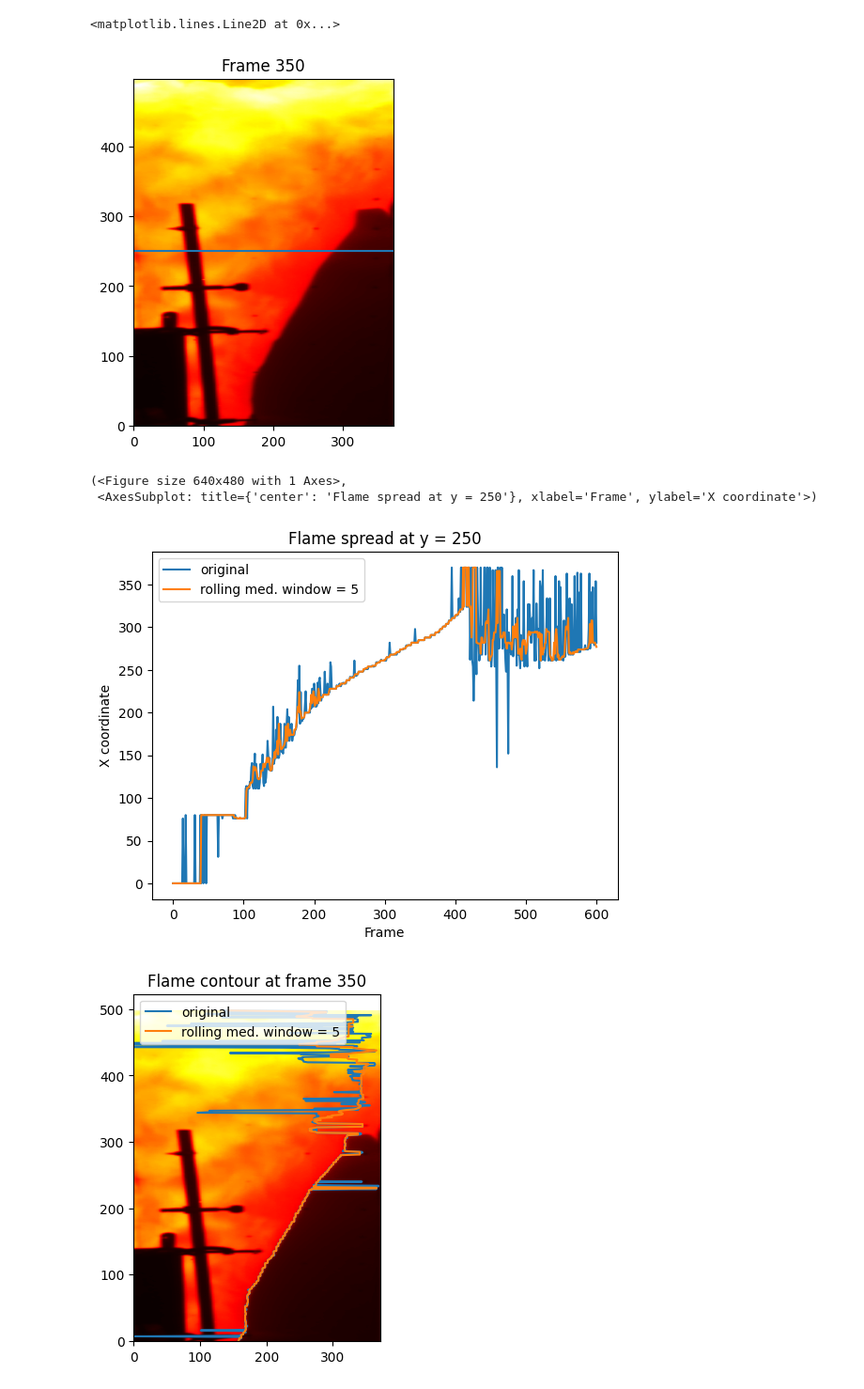
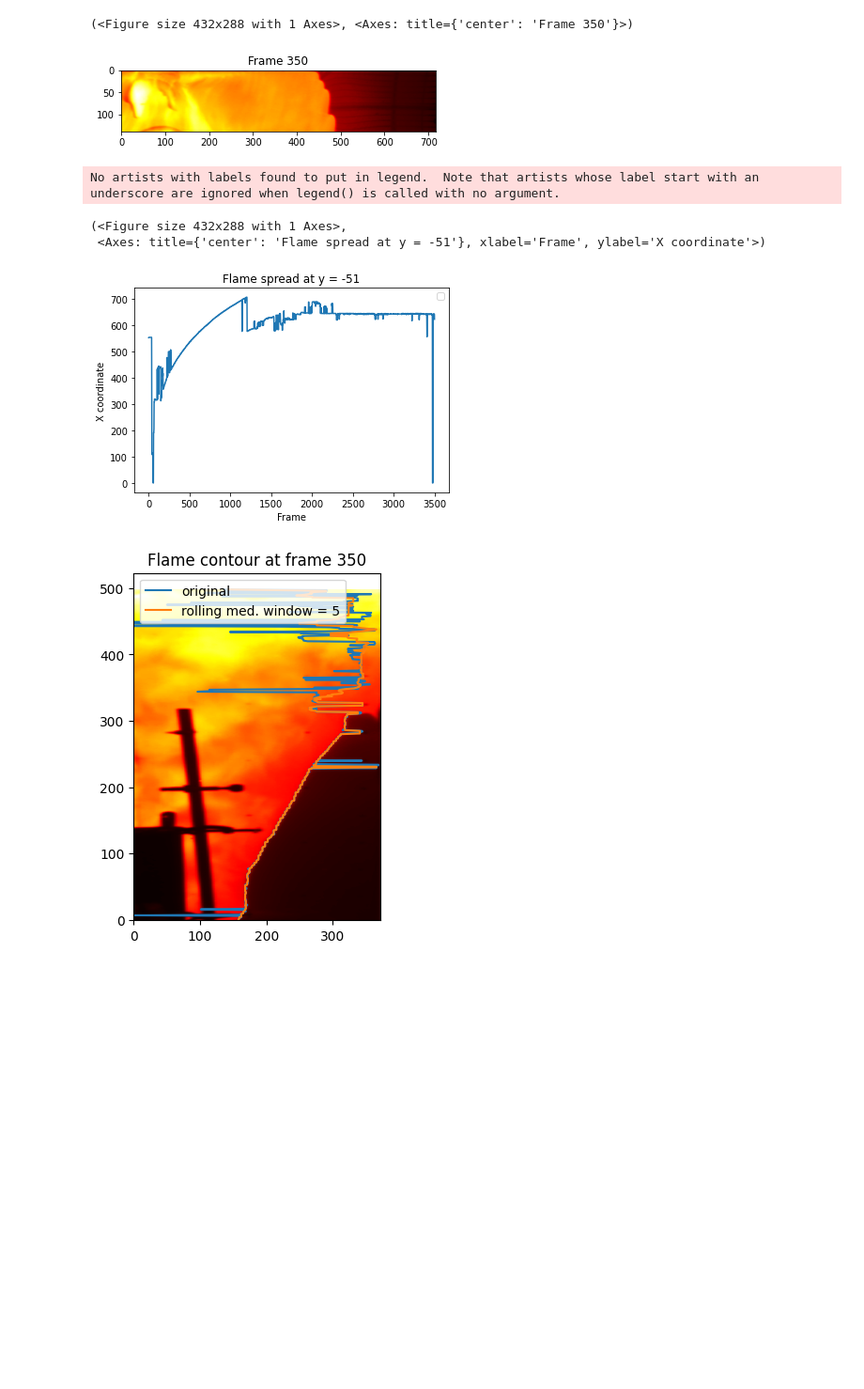
Before and after one commit to FireDynamics/FlameTrack, a Jupyter notebook: test.ipynb, the cells around one changed output. Shown at 94% size. Saved outputs shown, nothing was run; the diff lists cells and outputs as text; code cells hidden in the pictures; blank space fills up the shorter version.

```diff
--- a/test.ipynb
+++ b/test.ipynb
@@ -4,20 +4,20 @@ import matplotlib.pyplot as plt
 import scipy
 from flamespread import show_frame, show_flame_spread, show_flame_contour
 # %%
-edge_results = np.load('edge_results/2_mal_1_5_edge_results.npy')
-data = np.load('dewarped_data/2_mal_1_5_dewarped.npy')
+edge_results = np.load('edge_results/lfs_pmma_DE_6mm_tc_R1_0001_edge_results.npy')
+data = np.load('dewarped_data/lfs_pmma_DE_6mm_tc_R1_0001_dewarped.npy')
 # %%
 rolling_window = 5
 edge_results_rolled = np.array(scipy.signal.medfilt(edge_results,rolling_window) )
 # %%
 show_frame(data,350)
-plt.axhline(250)
 # %% [output]
-<matplotlib.lines.Line2D at 0x...>
+(<Figure size 432x288 with 1 Axes>, <Axes: title={'center': 'Frame 350'}>)
-[figure, old version]
+[figure, new version]
 # %%
-show_flame_spread(edge_results,y_coord=250,rolled_edge_results=edge_results_rolled,rolling_window=5)
+show_flame_spread(edge_results_rolled,y_coord=50)
 # %% [output]
-(<Figure size 640x480 with 1 Axes>,
- <AxesSubplot: title={'center': 'Flame spread at y = 250'}, xlabel='Frame', ylabel='X coordinate'>)
+No artists with labels found to put in legend.  Note that artists whose label start with an underscore are ignored when legend() is called with no argument.
+(<Figure size 432x288 with 1 Axes>,
+ <Axes: title={'center': 'Flame spread at y = -51'}, xlabel='Frame', ylabel='X coordinate'>)
-[figure, old version]
+[figure, new version]
```
Also changed, not shown: parts of 1 cell of this notebook, 2 other files.
